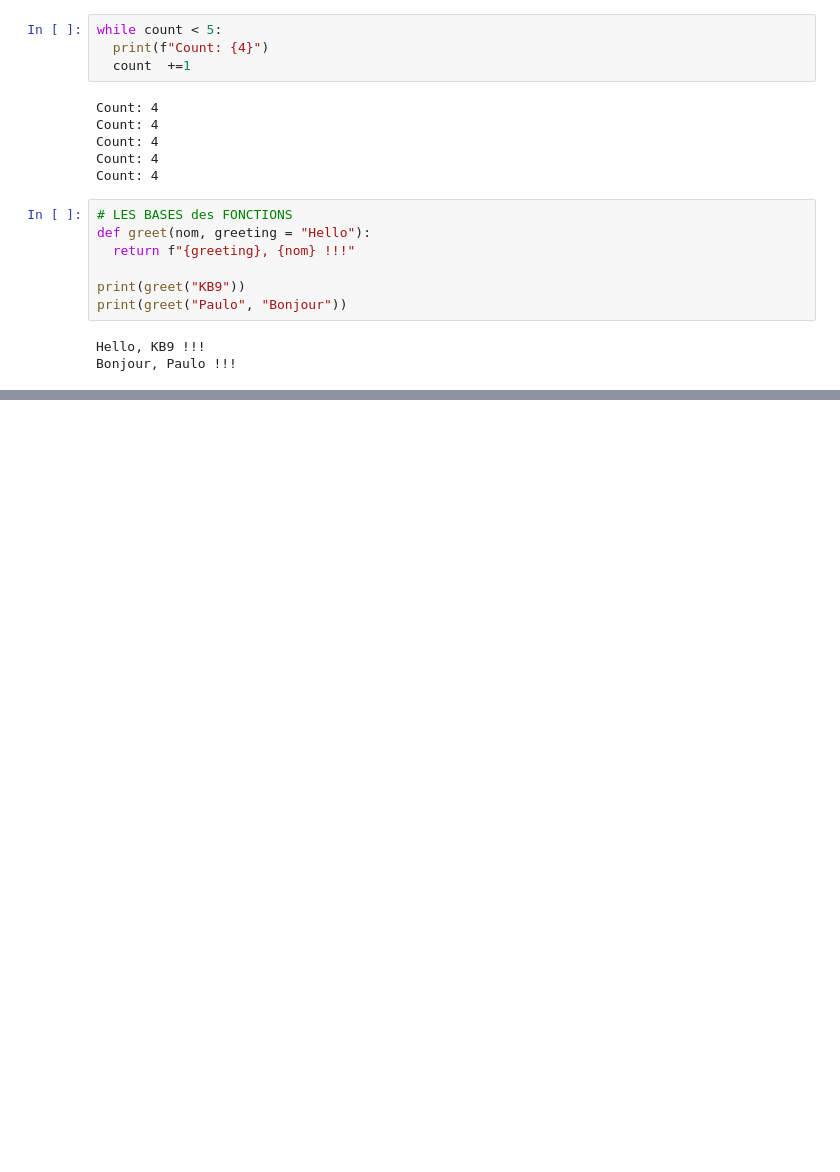
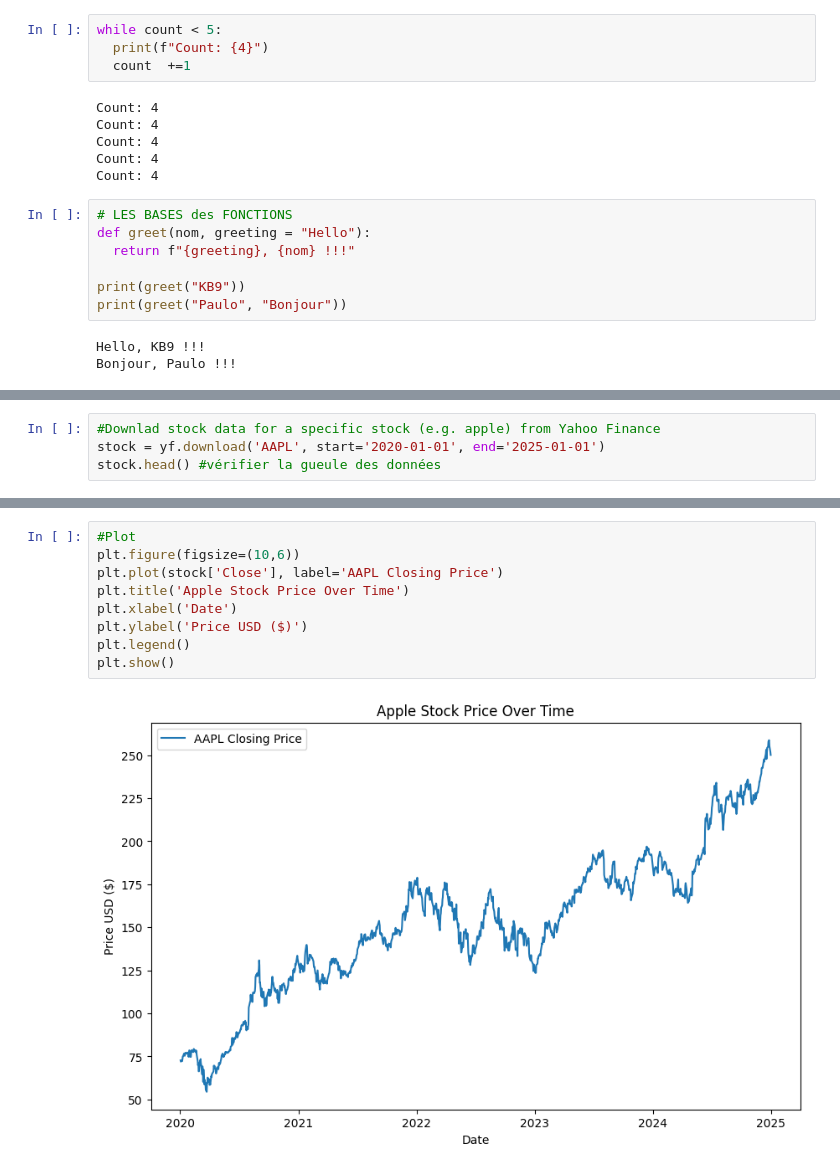
Before and after one commit to MalekGroune57/IAE_METZ_DATA_2025_GRP3, a Jupyter notebook: TD_DATA4FUNDS.ipynb, the cells around one changed output, grey strips where cells are left out. Cells and saved outputs as stored; diff of their text form; blank space fills up the shorter version.

```diff
--- a/TD_DATA4FUNDS.ipynb
+++ b/TD_DATA4FUNDS.ipynb
@@ -109,0 +262,4 @@ Bonjour, Paulo !!!
+# %%
+#Downlad stock data for a specific stock (e.g. apple) from Yahoo Finance
+stock = yf.download('AAPL', start='2020-01-01', end='2025-01-01')
+stock.head() #vérifier la gueule des données
@@ -109,0 +276,11 @@ Bonjour, Paulo !!!
+# %%
+#Plot
+plt.figure(figsize=(10,6))
+plt.plot(stock['Close'], label='AAPL Closing Price')
+plt.title('Apple Stock Price Over Time')
+plt.xlabel('Date')
+plt.ylabel('Price USD ($)')
+plt.legend()
+plt.show()
+# %% [output]
+[figure, added]
```
Also changed, not shown: parts of 25 cells of this notebook.
